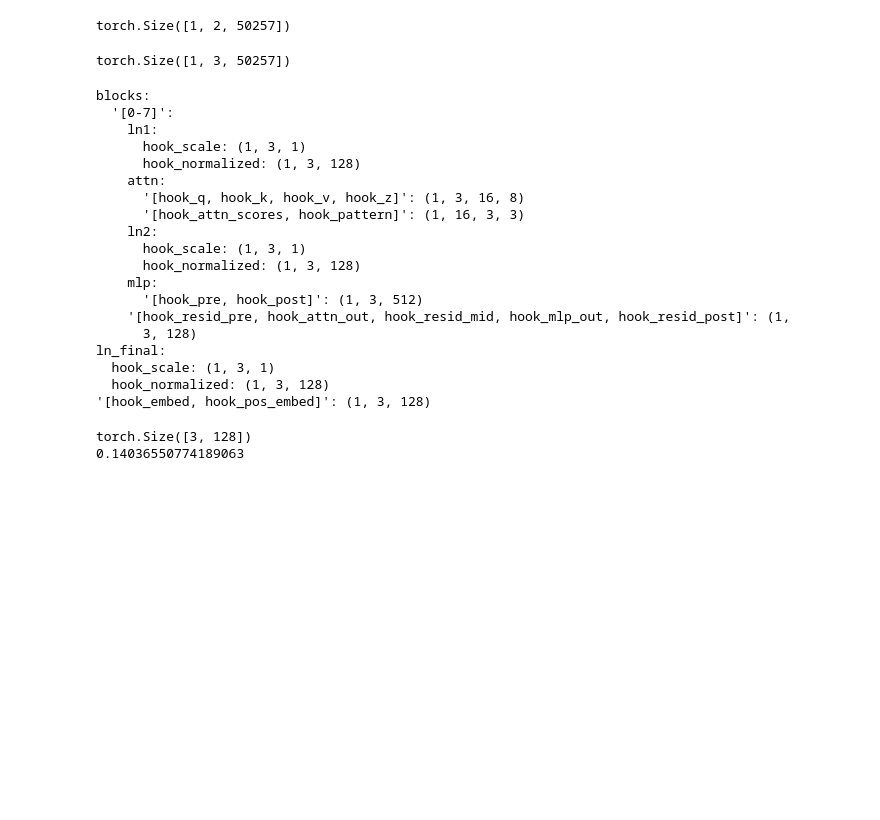
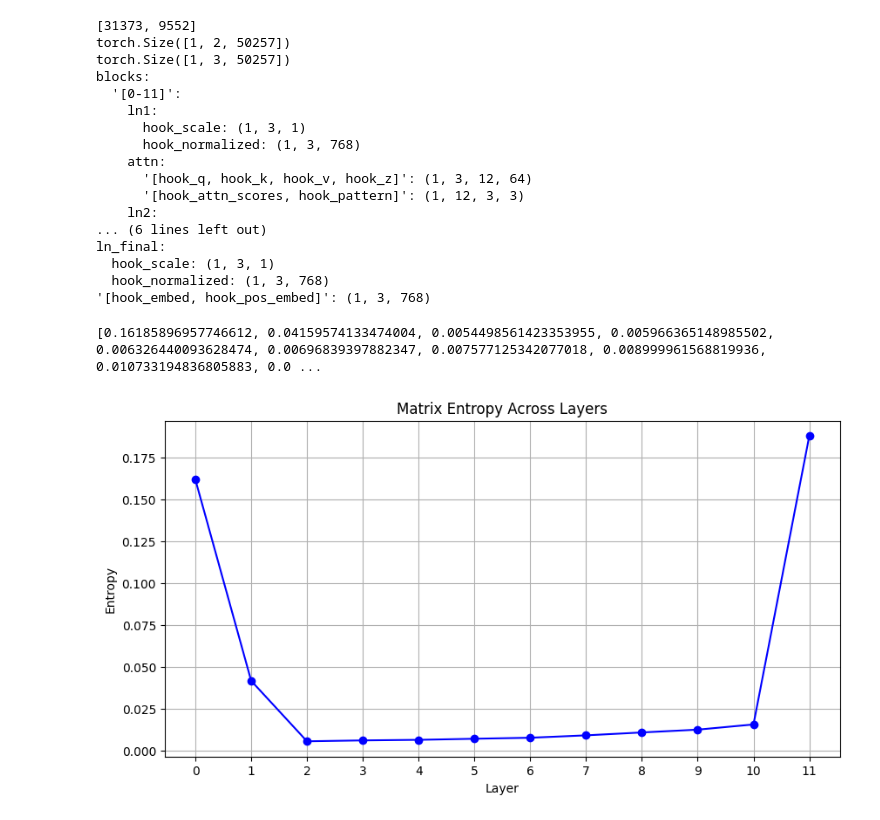
Before and after one commit to YichongLiang/Exploring-Matrix-Entropy-Across-LLM-Layers, a Jupyter notebook: main.ipynb, the cells around one changed output. Drawn from its saved outputs; the diff is of its cells as text; code cells hidden in the pictures; blank space fills up the shorter version.

Commit message:
some graphs that generated from different prompt

```diff
--- a/main.ipynb
+++ b/main.ipynb
@@ -30,7 +28,11 @@ prompt = "good job"
 # %%
-MODEL: HookedTransformer = HookedTransformer.from_pretrained("tiny-stories-3M")
-#MODEL: HookedTransformer = HookedTransformer.from_pretrained("gpt2")
+prompt = "Hi Generative AI"
+#MODEL: HookedTransformer = HookedTransformer.from_pretrained("tiny-stories-3M")
+MODEL: HookedTransformer = HookedTransformer.from_pretrained("gpt2")
 TOKENIZER = MODEL.tokenizer
 
 input_ids = TOKENIZER.encode(prompt)
+logits, cache = MODEL.run_with_cache(
+    prompt,
+)
 # %% [output]
@@ -50,8 +47,0 @@ input_ids
-# %%
-MODEL(torch.tensor(input_ids)).shape
-# %% [output]
-torch.Size([1, 2, 50257])
-# %%
-MODEL(prompt).shape
-# %% [output]
-torch.Size([1, 3, 50257])
@@ -62,33 +48,56 @@ logits, cache = MODEL.run_with_cache(
 # %%
+print(input_ids)
+print(MODEL(torch.tensor(input_ids)).shape)
+print(MODEL(prompt).shape)
 print(condense_tensor_dict(cache, return_format="yaml"))
 # %% [output]
+[31373, 9552]
+torch.Size([1, 2, 50257])
+torch.Size([1, 3, 50257])
 blocks:
-  '[0-7]':
+  '[0-11]':
     ln1:
       hook_scale: (1, 3, 1)
-      hook_normalized: (1, 3, 128)
+      hook_normalized: (1, 3, 768)
     attn:
-      '[hook_q, hook_k, hook_v, hook_z]': (1, 3, 16, 8)
-      '[hook_attn_scores, hook_pattern]': (1, 16, 3, 3)
+      '[hook_q, hook_k, hook_v, hook_z]': (1, 3, 12, 64)
+      '[hook_attn_scores, hook_pattern]': (1, 12, 3, 3)
     ln2:
-      hook_scale: (1, 3, 1)
-      hook_normalized: (1, 3, 128)
-    mlp:
-      '[hook_pre, hook_post]': (1, 3, 512)
-    '[hook_resid_pre, hook_attn_out, hook_resid_mid, hook_mlp_out, hook_resid_post]': (1,
-      3, 128)
+... (6 lines left out)
 ln_final:
   hook_scale: (1, 3, 1)
-  hook_normalized: (1, 3, 128)
-'[hook_embed, hook_pos_embed]': (1, 3, 128)
+  hook_normalized: (1, 3, 768)
+'[hook_embed, hook_pos_embed]': (1, 3, 768)
 # %%
-with torch.no_grad():
-   R = cache["blocks.5.hook_resid_post"][0]
-   R = normalize(R)
-   A = cal_cov(R)
-   Entropy = cal_entropy(A)
+layers = []
+firstLayer = "blocks.0.hook_resid_post"
+
+for i in range(12):
+    new_string = firstLayer.replace("0", str(i))
+    layers.append(new_string)
+
+Entropy = []
+
+for i in range(12):
+   with torch.no_grad():
+      R = cache[layers[i]][0]
+      R = normalize(R)
+      A = cal_cov(R)
+      Entropy.append(cal_entropy(A))
 
 print(Entropy)
 # %% [output]
-torch.Size([3, 128])
-0.14036550774189063
+[0.16185896957746612, 0.04159574133474004, 0.0054498561423353955, 0.005966365148985502, 0.006326440093628474, 0.00696839397882347, 0.007577125342077018, 0.008999961568819936, 0.010733194836805883, 0.0 ...
+# %%
+x_values = list(range(len(Entropy)))
+
+plt.figure(figsize=(10, 5))
+plt.plot(x_values, Entropy, marker='o', linestyle='-', color='b')
+plt.title('Matrix Entropy Across Layers')
+plt.xlabel('Layer')
+plt.ylabel('Entropy')
+plt.grid(True)
+plt.xticks(x_values)
+plt.show()
+# %% [output]
+[figure, added]
```
Also changed, not shown: parts of 8 cells of this notebook.
